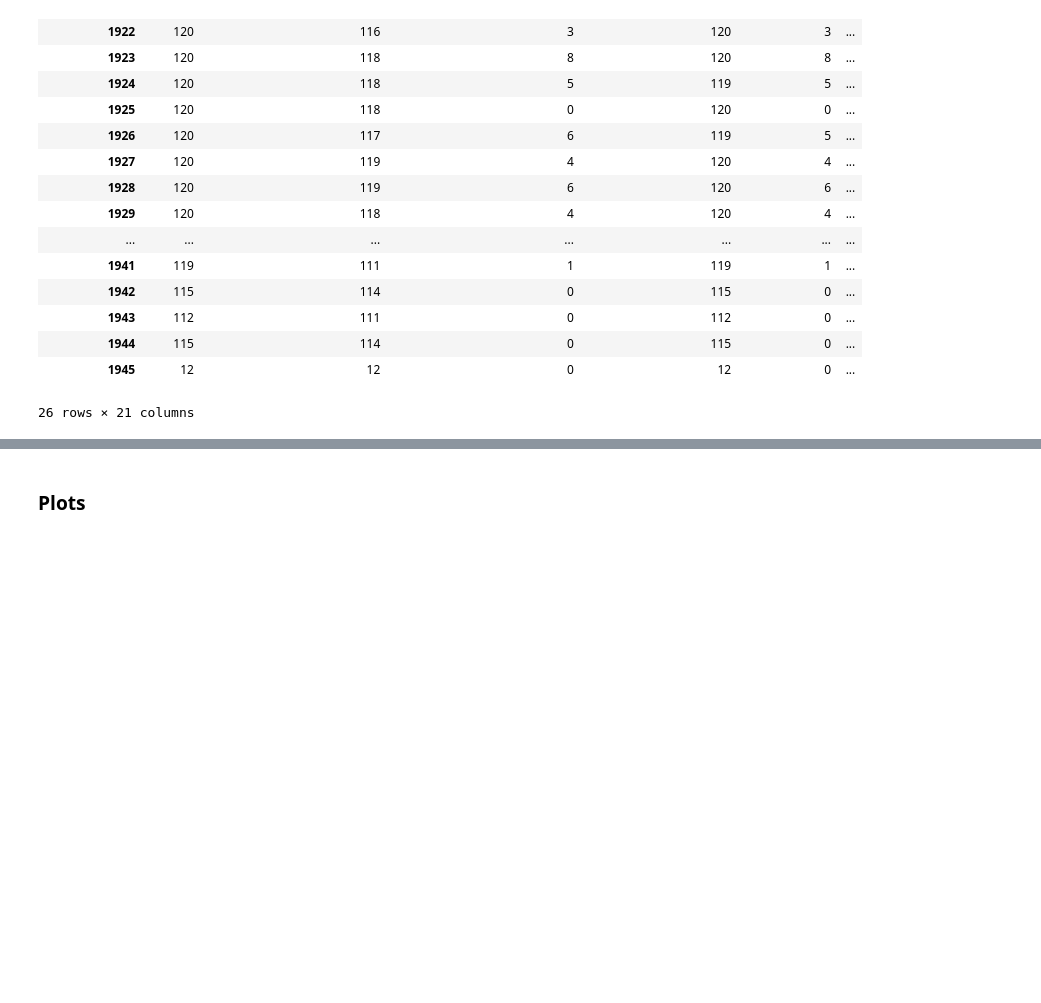
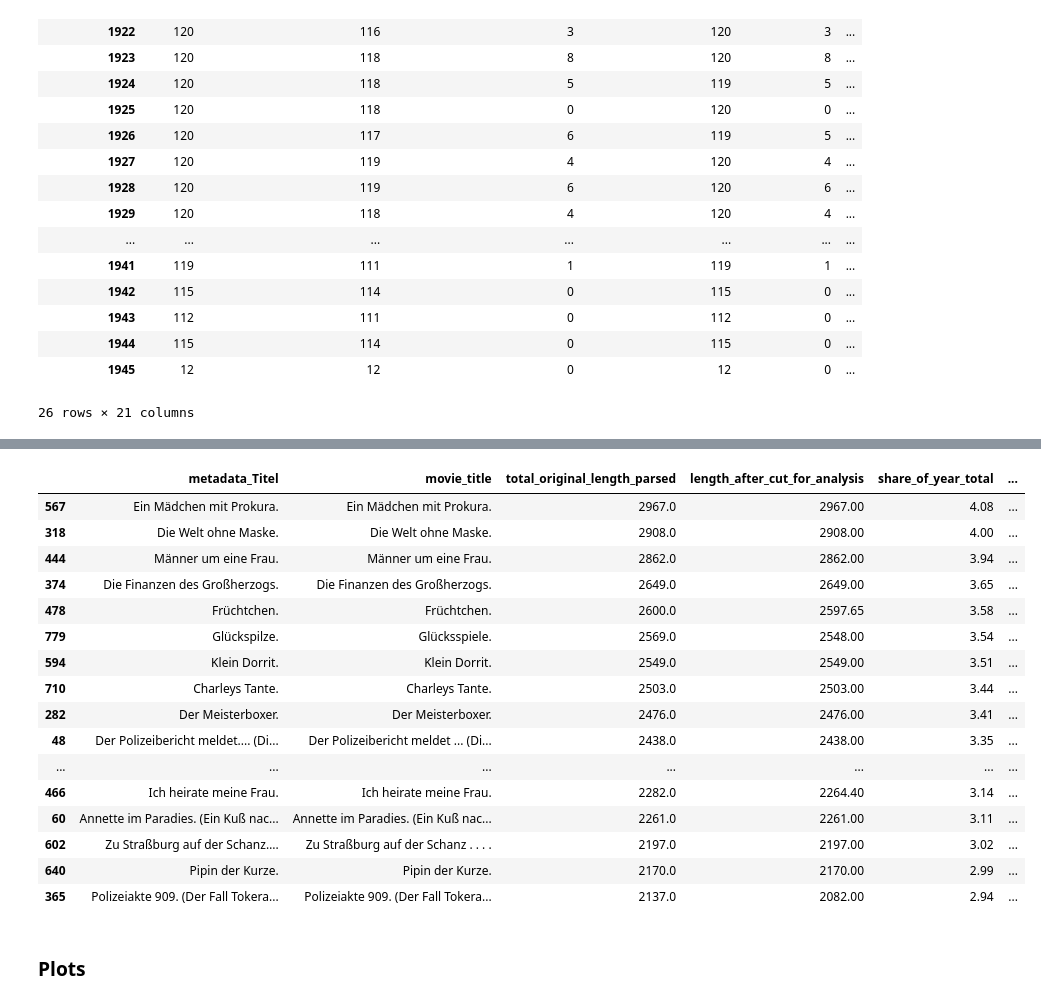
Before and after one commit to codemitdjango/german-film-censorship, a Jupyter notebook: src/analysis/content_analysis.ipynb, the cells around one changed output, grey strips where cells are left out. Saved outputs shown, nothing was run; the diff lists cells and outputs as text; code cells hidden in the pictures; blank space fills up the shorter version.

```diff
--- a/src/analysis/content_analysis.ipynb
+++ b/src/analysis/content_analysis.ipynb
@@ -596,3 +596,75 @@ yearly_length.round(2)
 | 1944 | 115 | 114 | 0 | 115 | 0 | ... |
 | 1945 | 12 | 12 | 0 | 12 | 0 | ... |
 26 rows × 21 columns
+# %%
+# Detailanalyse des Peaks von 1934
+# Die Grafik basiert auf total_original_length_parsed (Originallänge in Metern).
+length_detail_columns = [
+    "_file_name",
+    "examination_number",
+    "metadata_year",
+    "metadata_Titel",
+    "movie_title",
+    "metadata_Land",
+    "metadata_Filmart",
+    "metadata_Stumm-/Tonfilm",
+    "metadata_Antragsteller",
+    "metadata_Entscheidung",
+    "metadata_Länge_parsed",
+    "total_original_length_parsed",
+]
+
+length_detail = (
+    df.loc[df["metadata_year"].isin([1920, 1921, 1922, 1933, 1934, 1935, 1943, 1944, 1945]), length_detail_columns]
+    .merge(
+        df_filmlength[["_file_name", "length_after_cut_for_analysis", "cut_status"]],
+        on="_file_name",
+        how="left",
+        validate="one_to_one",
+    )
+    .dropna(subset=["total_original_length_parsed"])
+    .assign(
+        share_of_year_total=lambda frame: (
+            frame["total_original_length_parsed"]
+            / frame.groupby("metadata_year")["total_original_length_parsed"].transform("sum")
+            * 100
+        )
+    )
+)
+
+peak_comparison = (
+    length_detail.groupby("metadata_year")["total_original_length_parsed"]
+    .agg(
+        filme="count",
+        mittelwert="mean",
+        median="median",
+        q75=lambda values: values.quantile(0.75),
+        q90=lambda values: values.quantile(0.90),
+        maximum="max",
+        gesamtlänge="sum",
+    )
+)
+
+display(peak_comparison.round(2))
+
+films_1934 = (
+    length_detail[length_detail["metadata_year"].eq(1934)]
+    .sort_values("total_original_length_parsed", ascending=False)
+)
+
+display(
+    films_1934[
+        [
+            "metadata_Titel",
+            "movie_title",
+            "total_original_length_parsed",
+            "length_after_cut_for_analysis",
+            "share_of_year_total",
+            "metadata_Land",
+            "metadata_Filmart",
+            "metadata_Entscheidung",
+            "_file_name",
+        ]
+    ].head(20).round(2)
+)
+# %% [output]
@@ -599,3 +682,20 @@ yearly_length.round(2)
+|  | metadata_Titel | movie_title | total_original_length_parsed | length_after_cut_for_analysis | share_of_year_total | ... |
+| 567 | Ein Mädchen mit Prokura. | Ein Mädchen mit Prokura. | 2967.0 | 2967.00 | 4.08 | ... |
+| 318 | Die Welt ohne Maske. | Die Welt ohne Maske. | 2908.0 | 2908.00 | 4.00 | ... |
+| 444 | Männer um eine Frau. | Männer um eine Frau. | 2862.0 | 2862.00 | 3.94 | ... |
+| 374 | Die Finanzen des Großherzogs. | Die Finanzen des Großherzogs. | 2649.0 | 2649.00 | 3.65 | ... |
+| 478 | Früchtchen. | Früchtchen. | 2600.0 | 2597.65 | 3.58 | ... |
+| 779 | Glückspilze. | Glücksspiele. | 2569.0 | 2548.00 | 3.54 | ... |
+| 594 | Klein Dorrit. | Klein Dorrit. | 2549.0 | 2549.00 | 3.51 | ... |
+| 710 | Charleys Tante. | Charleys Tante. | 2503.0 | 2503.00 | 3.44 | ... |
+| 282 | Der Meisterboxer. | Der Meisterboxer. | 2476.0 | 2476.00 | 3.41 | ... |
+| 48 | Der Polizeibericht meldet.... (Di... | Der Polizeibericht meldet ... (Di... | 2438.0 | 2438.00 | 3.35 | ... |
+| ... | ... | ... | ... | ... | ... | ... |
+| 466 | Ich heirate meine Frau. | Ich heirate meine Frau. | 2282.0 | 2264.40 | 3.14 | ... |
+| 60 | Annette im Paradies. (Ein Kuß nac... | Annette im Paradies. (Ein Kuß nac... | 2261.0 | 2261.00 | 3.11 | ... |
+| 602 | Zu Straßburg auf der Schanz…. | Zu Straßburg auf der Schanz . . . . | 2197.0 | 2197.00 | 3.02 | ... |
+| 640 | Pipin der Kurze. | Pipin der Kurze. | 2170.0 | 2170.00 | 2.99 | ... |
+| 365 | Polizeiakte 909. (Der Fall Tokera... | Polizeiakte 909. (Der Fall Tokera... | 2137.0 | 2082.00 | 2.94 | ... |
 # %% [markdown]
 ### Plots
 # %%
```
Also changed, not shown: parts of 2 cells of this notebook.
